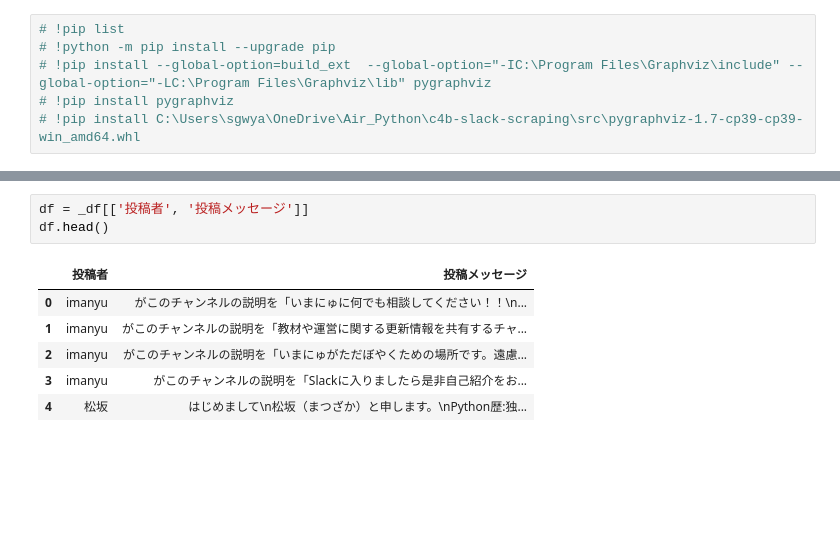
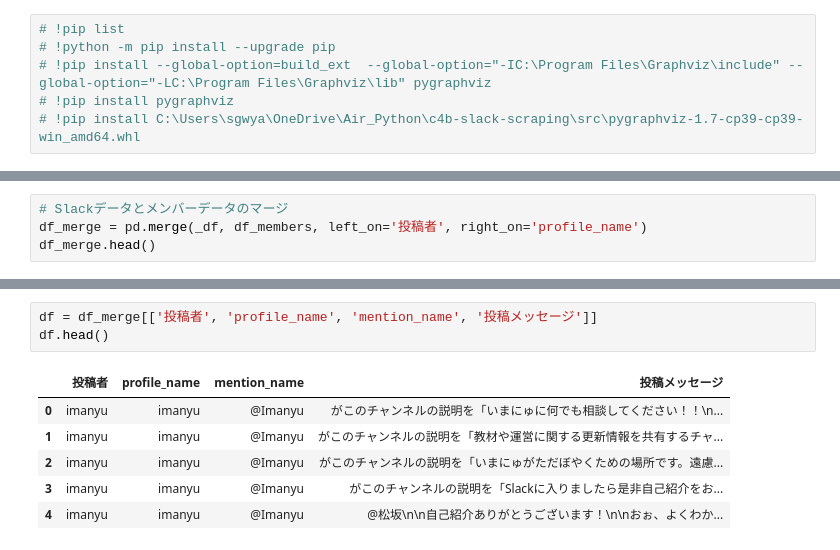
Before and after one commit to SimaAjiS/code4biz-slack_scraping, a Jupyter notebook: NetworkX_PyFraphvizでSlack人物相関可視化.ipynb, the cells around one changed output, grey strips where cells are left out. Cells and saved outputs as stored; diff of their text form; blank space fills up the shorter version.

```diff
--- a/NetworkX_PyFraphvizでSlack人物相関可視化.ipynb
+++ b/NetworkX_PyFraphvizでSlack人物相関可視化.ipynb
@@ -37,0 +43,4 @@ _df.head()
+# %%
+# Slackデータとメンバーデータのマージ
+df_merge = pd.merge(_df, df_members, left_on='投稿者', right_on='profile_name')
+df_merge.head()
@@ -38,10 +54,10 @@ _df.head()
 # %%
-df = _df[['投稿者', '投稿メッセージ']]
+df = df_merge[['投稿者', 'profile_name', 'mention_name', '投稿メッセージ']]
 df.head()
 # %% [output]
-|  | 投稿者 | 投稿メッセージ |
-| 0 | imanyu | がこのチャンネルの説明を「いまにゅに何でも相談してください！！\n... |
-| 1 | imanyu | がこのチャンネルの説明を「教材や運営に関する更新情報を共有するチャ... |
-| 2 | imanyu | がこのチャンネルの説明を「いまにゅがただぼやくための場所です。遠慮... |
-| 3 | imanyu | がこのチャンネルの説明を「Slackに入りましたら是非自己紹介をお... |
-| 4 | 松坂 | はじめまして\n松坂（まつざか）と申します。\nPython歴:独... |
+|  | 投稿者 | profile_name | mention_name | 投稿メッセージ |
+| 0 | imanyu | imanyu | @Imanyu | がこのチャンネルの説明を「いまにゅに何でも相談してください！！\n... |
+| 1 | imanyu | imanyu | @Imanyu | がこのチャンネルの説明を「教材や運営に関する更新情報を共有するチャ... |
+| 2 | imanyu | imanyu | @Imanyu | がこのチャンネルの説明を「いまにゅがただぼやくための場所です。遠慮... |
+| 3 | imanyu | imanyu | @Imanyu | がこのチャンネルの説明を「Slackに入りましたら是非自己紹介をお... |
+| 4 | imanyu | imanyu | @Imanyu | @松坂\n\n自己紹介ありがとうございます！\n\nおぉ、よくわか... |
```
Also changed, not shown: parts of 16 cells of this notebook.
